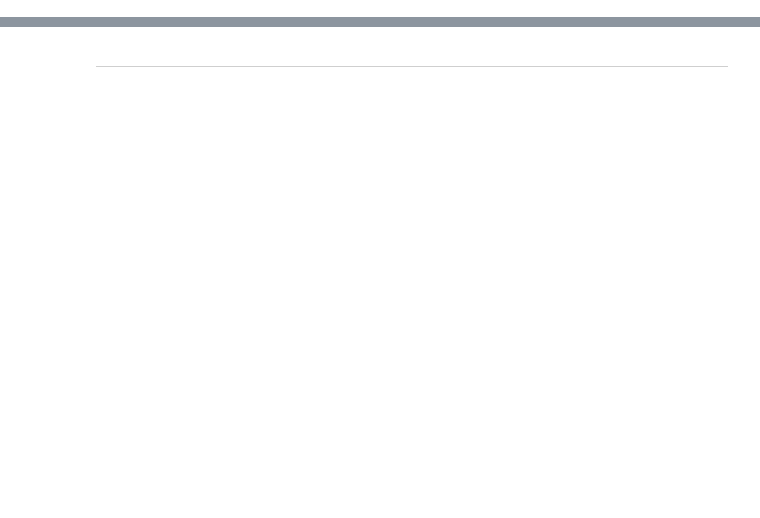
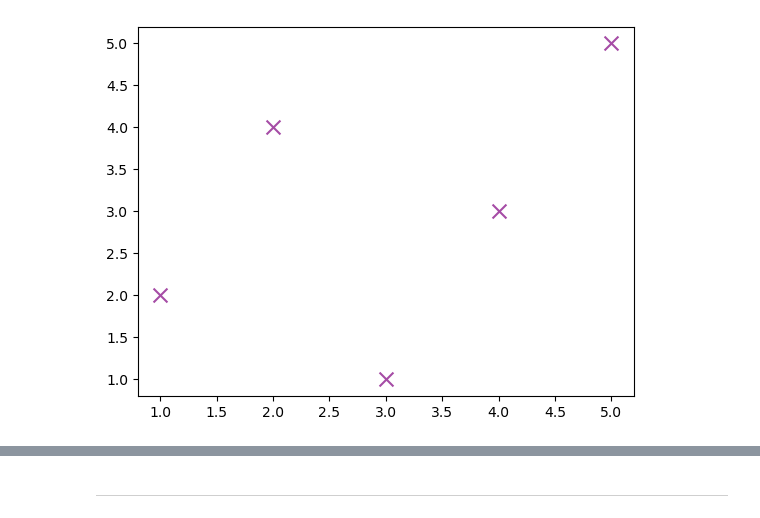
Before and after one commit to DinoZawrik/ML-Handbook, a Jupyter notebook: 3_Matplotlib_Seaborn.ipynb, the cells around one changed output, grey strips where cells are left out. Cells and saved outputs as stored; diff of their text form; code cells hidden in the pictures; blank space fills up the shorter version.

```diff
--- a/3_Matplotlib_Seaborn.ipynb
+++ b/3_Matplotlib_Seaborn.ipynb
@@ -78,0 +61,5 @@ plt.show()
+# %%
+plt.scatter(x_values, y_values, color='purple', marker='x', s=100, alpha=0.7)
+plt.show()
+# %% [output]
+[figure, added]
```
Also changed, not shown: parts of 113 cells of this notebook, 20 other files.
